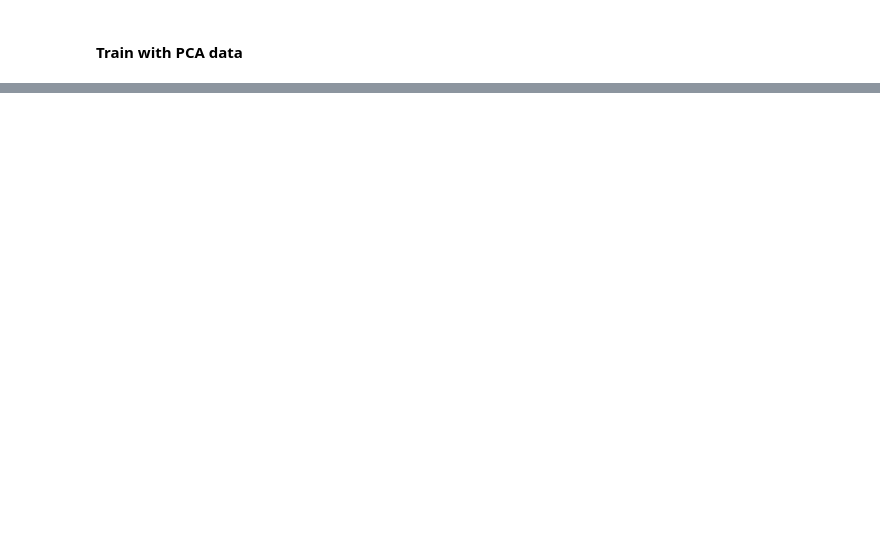
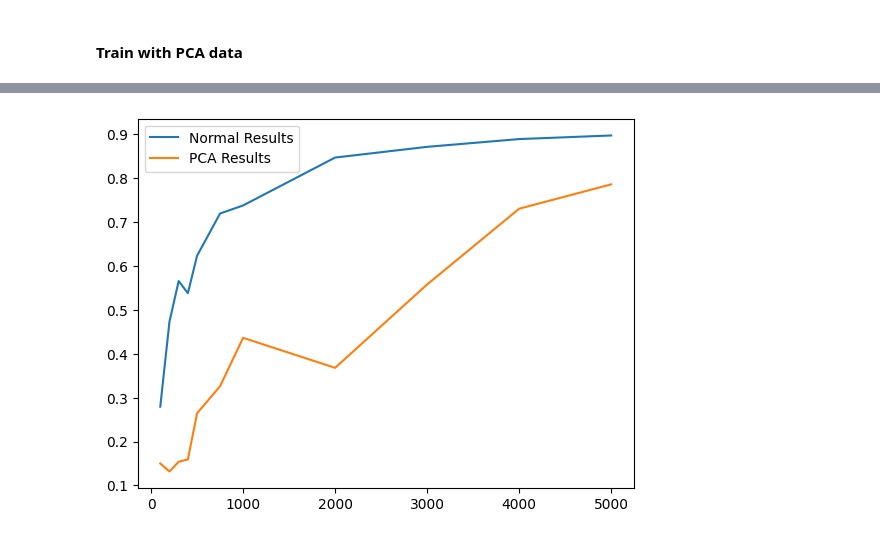
Before and after one commit to vivaansinghvi07/pca-neural-networks, a Jupyter notebook: visualization.ipynb, the cells around one changed output, grey strips where cells are left out. Cells and saved outputs as stored; diff of their text form; code cells hidden in the pictures; blank space fills up the shorter version.

```diff
--- a/visualization.ipynb
+++ b/visualization.ipynb
@@ -71,0 +89,4 @@ KeyboardInterrupt:
+# %%
+draw_dataset_size_graph(epochs=5)
+# %% [output]
+[figure, added]
```
Also changed, not shown: parts of 10 cells of this notebook, 3 other files.
